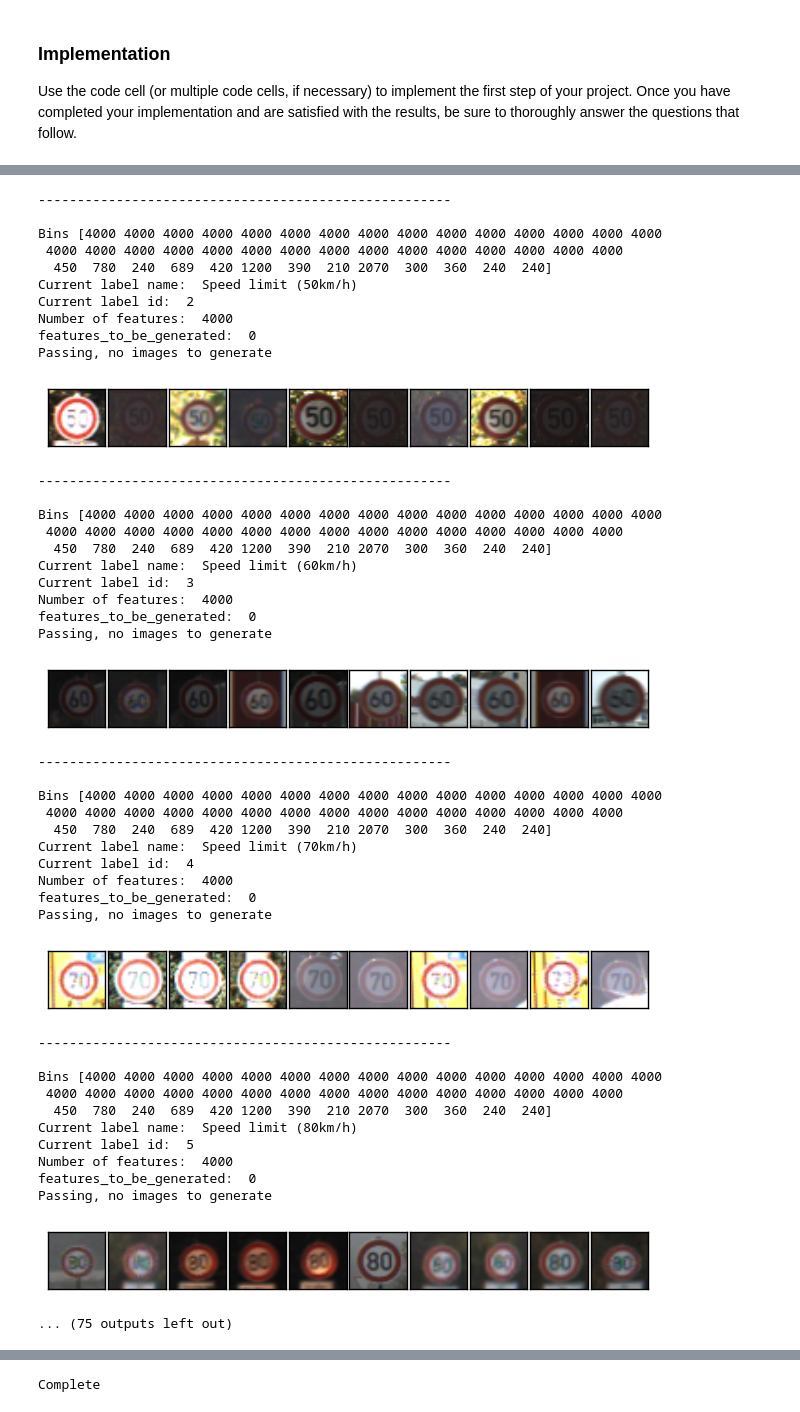
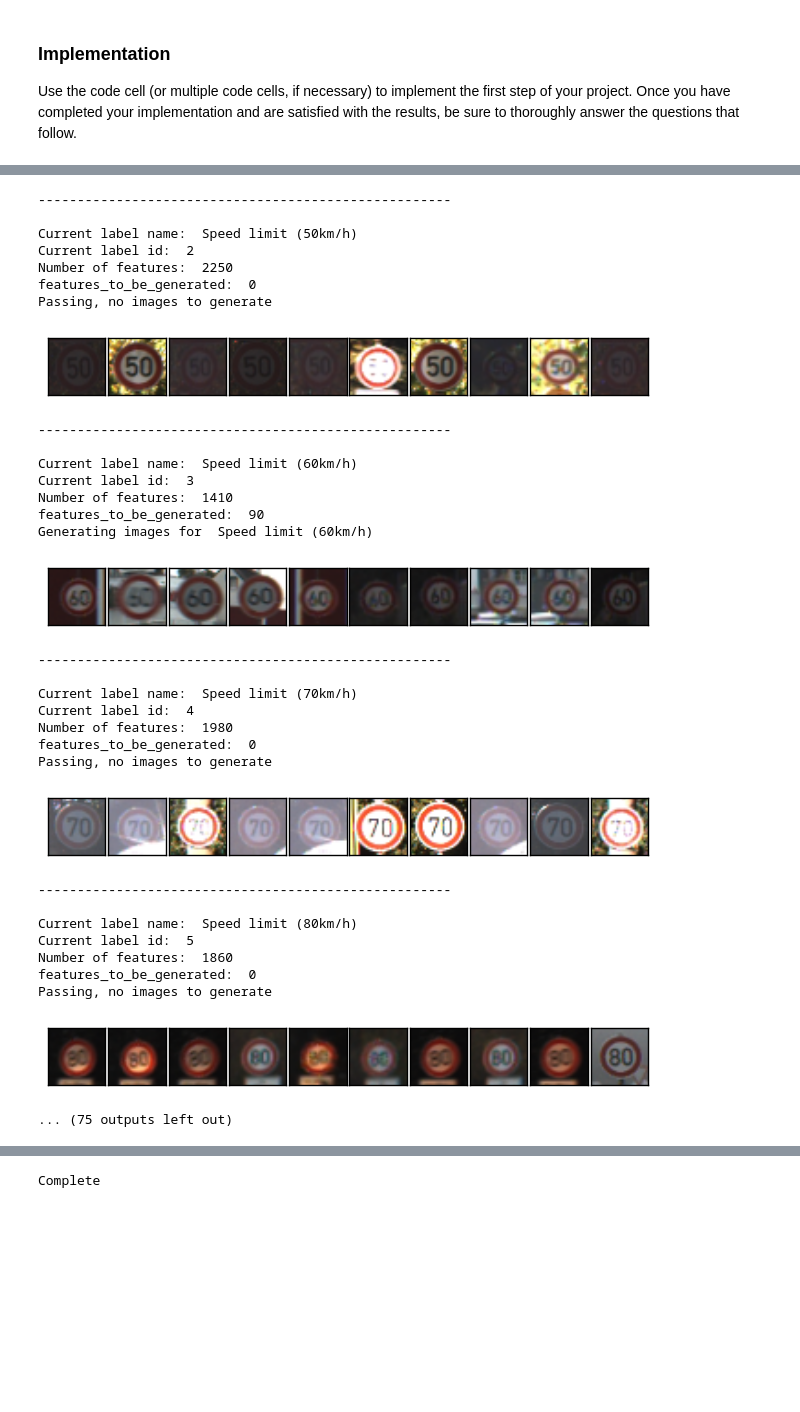
Before and after one commit to anthony-chaudhary/self-driving-car-nanodegree-nd013, a Jupyter notebook: CarND-Traffic-Sign-Classifier-Project-master/Traffic_Sign_Classifier.ipynb, the cells around one changed output, grey strips where cells are left out. Cells and saved outputs as stored; diff of their text form; code cells hidden in the pictures; blank space fills up the shorter version.

Commit message:
improving answers and new image injestion

```diff
--- a/CarND-Traffic-Sign-Classifier-Project-master/Traffic_Sign_Classifier.ipynb
+++ b/CarND-Traffic-Sign-Classifier-Project-master/Traffic_Sign_Classifier.ipynb
@@ -212,16 +216,17 @@ Labels
 """
 print("Generating additional features.")
 
+print("Bins", np.bincount(y_train))
 
 from pandas.io.parsers import read_csv
 signnames = read_csv("signnames.csv").values[:, 1]
 
 unique_labels = np.unique(y_train)
 
-goal_number_of_features = 4000
-t_1 = 30
+goal_number_of_features = 1500
+t_1 = 15
 t_2 = 2
-t_3 = 3
+t_3 = 2
 
 print(len(X_train))
 
@@ -231,7 +236,7 @@ for label_id in range(len(unique_labels)):
     #print(unique_labels)
 
     #Print update to feature tracking.
-    print("Bins", np.bincount(y_train))
+    #print("Bins", np.bincount(y_train))
     print("Current label name: ", signnames[label_id])
     print("Current label id: ", label_id)
 
@@ -312,7 +317,9 @@ for label_id in range(len(unique_labels)):
 
     print("-----------------------------------------------------\n")
 
+print("Bins", np.bincount(y_train))
+# TODO Seperate out generated data from original in flow
 
-# TODO Seperate out generated data from original in flow
+print("Complete")
 # %% [output]
 Generating additional features.
@@ -340,47 +344,35 @@ Passing, no images to generate
 -----------------------------------------------------
 
-Bins [4000 4000 4000 4000 4000 4000 4000 4000 4000 4000 4000 4000 4000 4000 4000
- 4000 4000 4000 4000 4000 4000 4000 4000 4000 4000 4000 4000 4000 4000 4000
-  450  780  240  689  420 1200  390  210 2070  300  360  240  240]
 Current label name:  Speed limit (50km/h)
 Current label id:  2
-Number of features:  4000
+Number of features:  2250
 features_to_be_generated:  0
 Passing, no images to generate
-[figure, old version]
+[figure, new version]
 -----------------------------------------------------
 
-Bins [4000 4000 4000 4000 4000 4000 4000 4000 4000 4000 4000 4000 4000 4000 4000
- 4000 4000 4000 4000 4000 4000 4000 4000 4000 4000 4000 4000 4000 4000 4000
-  450  780  240  689  420 1200  390  210 2070  300  360  240  240]
 Current label name:  Speed limit (60km/h)
 Current label id:  3
-Number of features:  4000
-features_to_be_generated:  0
-Passing, no images to generate
+Number of features:  1410
+features_to_be_generated:  90
+Generating images for  Speed limit (60km/h)
-[figure, old version]
+[figure, new version]
 -----------------------------------------------------
 
-Bins [4000 4000 4000 4000 4000 4000 4000 4000 4000 4000 4000 4000 4000 4000 4000
- 4000 4000 4000 4000 4000 4000 4000 4000 4000 4000 4000 4000 4000 4000 4000
-  450  780  240  689  420 1200  390  210 2070  300  360  240  240]
 Current label name:  Speed limit (70km/h)
 Current label id:  4
-Number of features:  4000
+Number of features:  1980
 features_to_be_generated:  0
 Passing, no images to generate
-[figure, old version]
+[figure, new version]
 -----------------------------------------------------
 
-Bins [4000 4000 4000 4000 4000 4000 4000 4000 4000 4000 4000 4000 4000 4000 4000
- 4000 4000 4000 4000 4000 4000 4000 4000 4000 4000 4000 4000 4000 4000 4000
-  450  780  240  689  420 1200  390  210 2070  300  360  240  240]
 Current label name:  Speed limit (80km/h)
 Current label id:  5
-Number of features:  4000
+Number of features:  1860
 features_to_be_generated:  0
 Passing, no images to generate
-[figure, old version]
+[figure, new version]
 ... (75 outputs left out)
 # %%
 
```
Also changed, not shown: parts of 26 cells of this notebook.
